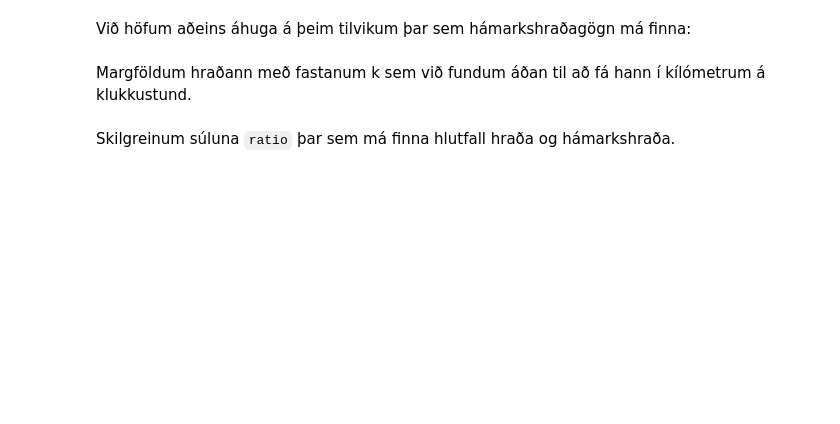
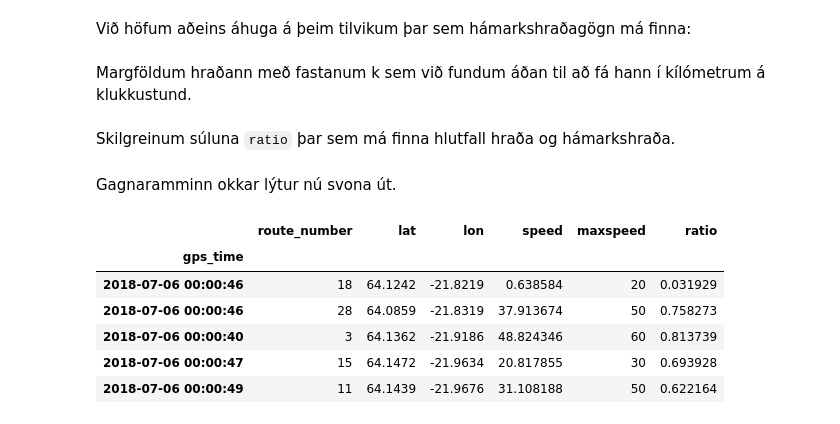
Before and after one commit to ArniDagur/straeto-notebook, a Jupyter notebook: straeto-notebook.ipynb, the cells around one changed output. Saved outputs shown, nothing was run; the diff lists cells and outputs as text; code cells hidden in the pictures; blank space fills up the shorter version.

```diff
--- a/straeto-notebook.ipynb
+++ b/straeto-notebook.ipynb
@@ -236,7 +270,7 @@ connection = pg.connect(database='straeto',
                         host='/var/run/postgresql')
 
 df = pd_sql.read_sql("SELECT gps_time, route_number, lat, lon, speed, maxspeed FROM buses;", connection)
-df['gps_time'] = pd.to_datetime(df['gps_time'], format='%y%m%d%H%M%S')
+df['gps_time'] = pd.to_datetime(df['gps_time'], format='%y%m%d%H%M%S', errors='coerce')
 df = df.set_index('gps_time')
 # %% [markdown]
 Við höfum aðeins áhuga á þeim tilvikum þar sem hámarkshraðagögn má finna:
@@ -250,3 +284,15 @@ df['speed'] = df['speed']*k
 Skilgreinum súluna `ratio` þar sem má finna hlutfall hraða og hámarkshraða.
 # %%
 df['ratio'] = df['speed']/df['maxspeed']
+# %% [markdown]
+Gagnaramminn okkar lýtur nú svona út.
+# %%
+df.head()
+# %% [output]
+|  | route_number | lat | lon | speed | maxspeed | ratio |
+| gps_time |  |  |  |  |  |  |
+| 2018-07-06 00:00:46 | 18 | 64.1242 | -21.8219 | 0.638584 | 20 | 0.031929 |
+| 2018-07-06 00:00:46 | 28 | 64.0859 | -21.8319 | 37.913674 | 50 | 0.758273 |
+| 2018-07-06 00:00:40 | 3 | 64.1362 | -21.9186 | 48.824346 | 60 | 0.813739 |
+| 2018-07-06 00:00:47 | 15 | 64.1472 | -21.9634 | 20.817855 | 30 | 0.693928 |
+| 2018-07-06 00:00:49 | 11 | 64.1439 | -21.9676 | 31.108188 | 50 | 0.622164 |
```
Also changed, not shown: parts of 20 cells of this notebook.
